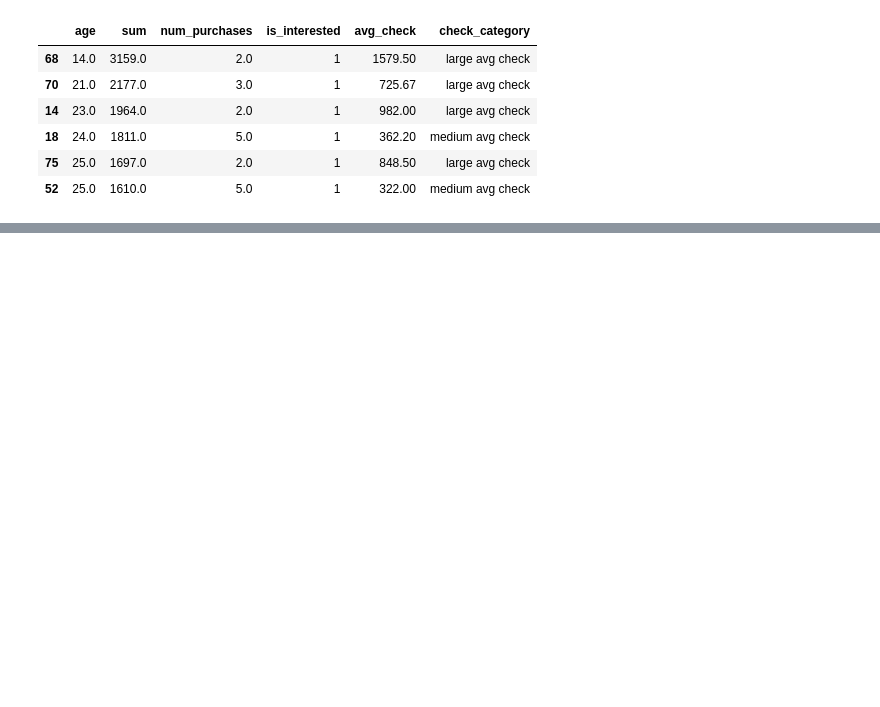
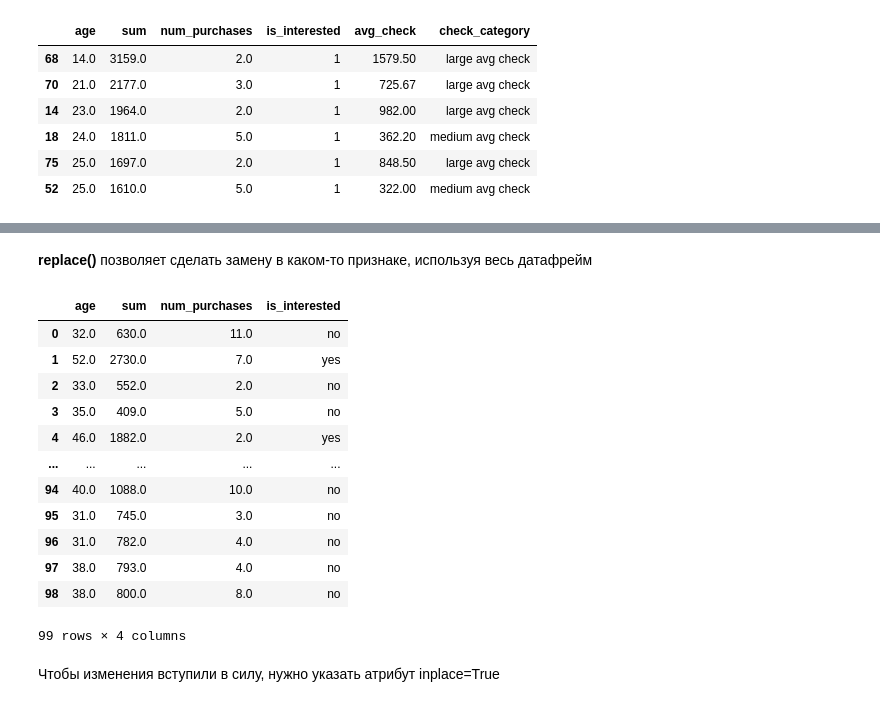
Before and after one commit to DmitriiKrasnoschekov/Python.Pandas, a Jupyter notebook: 1_4.ipynb, the cells around one changed output, grey strips where cells are left out. Saved outputs shown, nothing was run; the diff lists cells and outputs as text; code cells hidden in the pictures; blank space fills up the shorter version.

```diff
--- a/1_4.ipynb
+++ b/1_4.ipynb
@@ -1020,2 +1020,7 @@ df.sort_values(['age', 'num_purchases']).head(6)
 # %%
 df.to_csv('processed_data.csv', sep=';', index=False)
+# %%
+import pandas as pd
+df = pd.read_csv('customers.txt', sep = ' ')
+df.columns = ['age', 'sum', 'num_purchases', 'is_interested']
+df.head()
@@ -1021,0 +1034,25 @@ df.to_csv('processed_data.csv', sep=';', index=False)
+# %% [markdown]
+**replace()** позволяет сделать замену в каком-то признаке, используя весь датафрейм
+# %%
+# меняем флаг на да/нет
+df.replace(
+    {'is_interested':
+        {0: 'no', 1: 'yes'}
+    }
+)
+# %% [output]
+|  | age | sum | num_purchases | is_interested |
+| 0 | 32.0 | 630.0 | 11.0 | no |
+| 1 | 52.0 | 2730.0 | 7.0 | yes |
+| 2 | 33.0 | 552.0 | 2.0 | no |
+| 3 | 35.0 | 409.0 | 5.0 | no |
+| 4 | 46.0 | 1882.0 | 2.0 | yes |
+| ... | ... | ... | ... | ... |
+| 94 | 40.0 | 1088.0 | 10.0 | no |
+| 95 | 31.0 | 745.0 | 3.0 | no |
+| 96 | 31.0 | 782.0 | 4.0 | no |
+| 97 | 38.0 | 793.0 | 4.0 | no |
+| 98 | 38.0 | 800.0 | 8.0 | no |
+99 rows × 4 columns
+# %% [markdown]
+Чтобы изменения вступили в силу, нужно указать атрибут inplace=True
```
Also changed, not shown: parts of 38 cells of this notebook.
